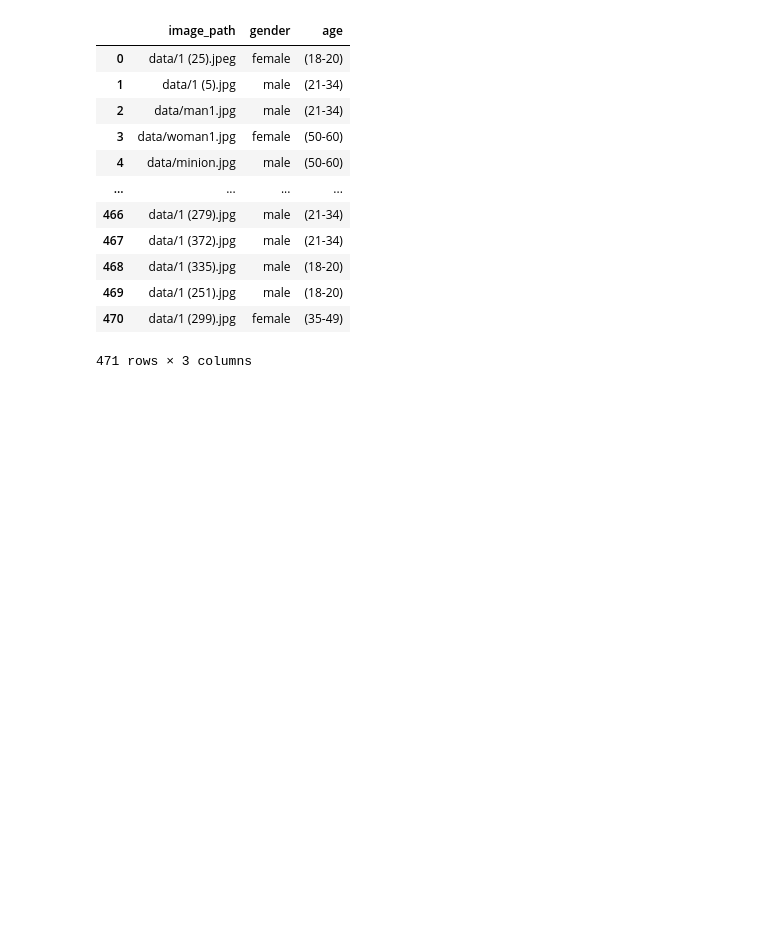
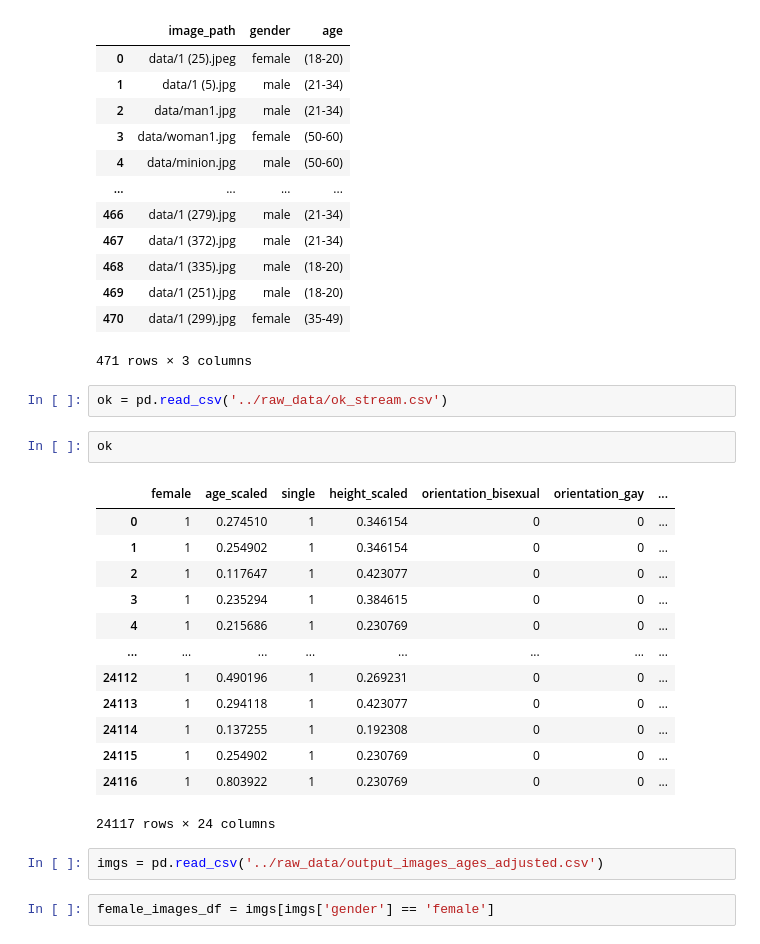
Before and after one commit to ninamcunha/amooora, a Jupyter notebook: notebooks/dedemenezes_final_lda.ipynb, the cells around one changed output. Drawn from its saved outputs; the diff is of its cells as text; blank space fills up the shorter version.

```diff
--- a/notebooks/dedemenezes_final_lda.ipynb
+++ b/notebooks/dedemenezes_final_lda.ipynb
@@ -375,3 +373,25 @@ imgs_df[]
 | 469 | data/1 (251).jpg | male | (18-20) |
 | 470 | data/1 (299).jpg | female | (35-49) |
 471 rows × 3 columns
+# %%
+ok = pd.read_csv('../raw_data/ok_stream.csv')
+# %%
+ok
+# %% [output]
+|  | female | age_scaled | single | height_scaled | orientation_bisexual | orientation_gay | ... |
+| 0 | 1 | 0.274510 | 1 | 0.346154 | 0 | 0 | ... |
+| 1 | 1 | 0.254902 | 1 | 0.346154 | 0 | 0 | ... |
+| 2 | 1 | 0.117647 | 1 | 0.423077 | 0 | 0 | ... |
+| 3 | 1 | 0.235294 | 1 | 0.384615 | 0 | 0 | ... |
+| 4 | 1 | 0.215686 | 1 | 0.230769 | 0 | 0 | ... |
+| ... | ... | ... | ... | ... | ... | ... | ... |
+| 24112 | 1 | 0.490196 | 1 | 0.269231 | 0 | 0 | ... |
+| 24113 | 1 | 0.294118 | 1 | 0.423077 | 0 | 0 | ... |
+| 24114 | 1 | 0.137255 | 1 | 0.192308 | 0 | 0 | ... |
+| 24115 | 1 | 0.254902 | 1 | 0.230769 | 0 | 0 | ... |
+| 24116 | 1 | 0.803922 | 1 | 0.230769 | 0 | 0 | ... |
+24117 rows × 24 columns
+# %%
+imgs = pd.read_csv('../raw_data/output_images_ages_adjusted.csv')
+# %%
+female_images_df = imgs[imgs['gender'] == 'female']
```
Also changed, not shown: parts of 5 cells of this notebook.
